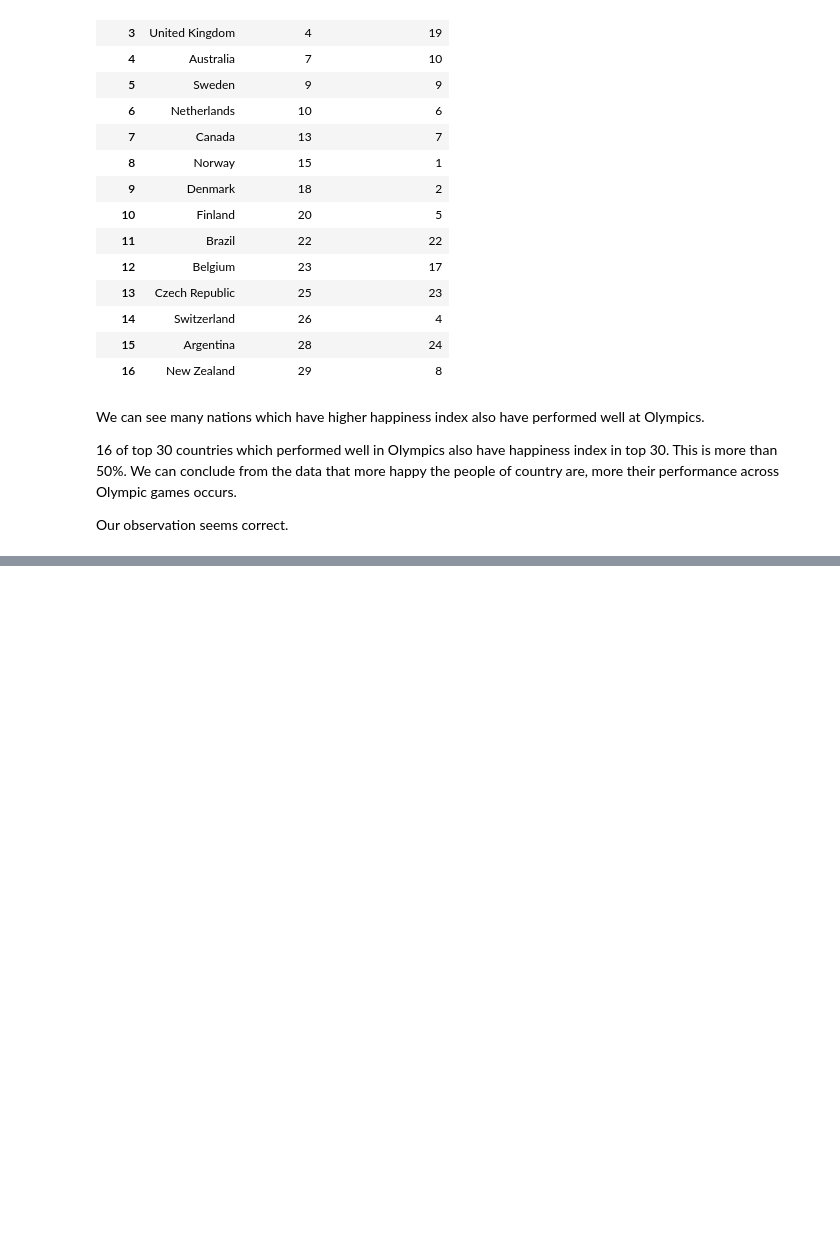
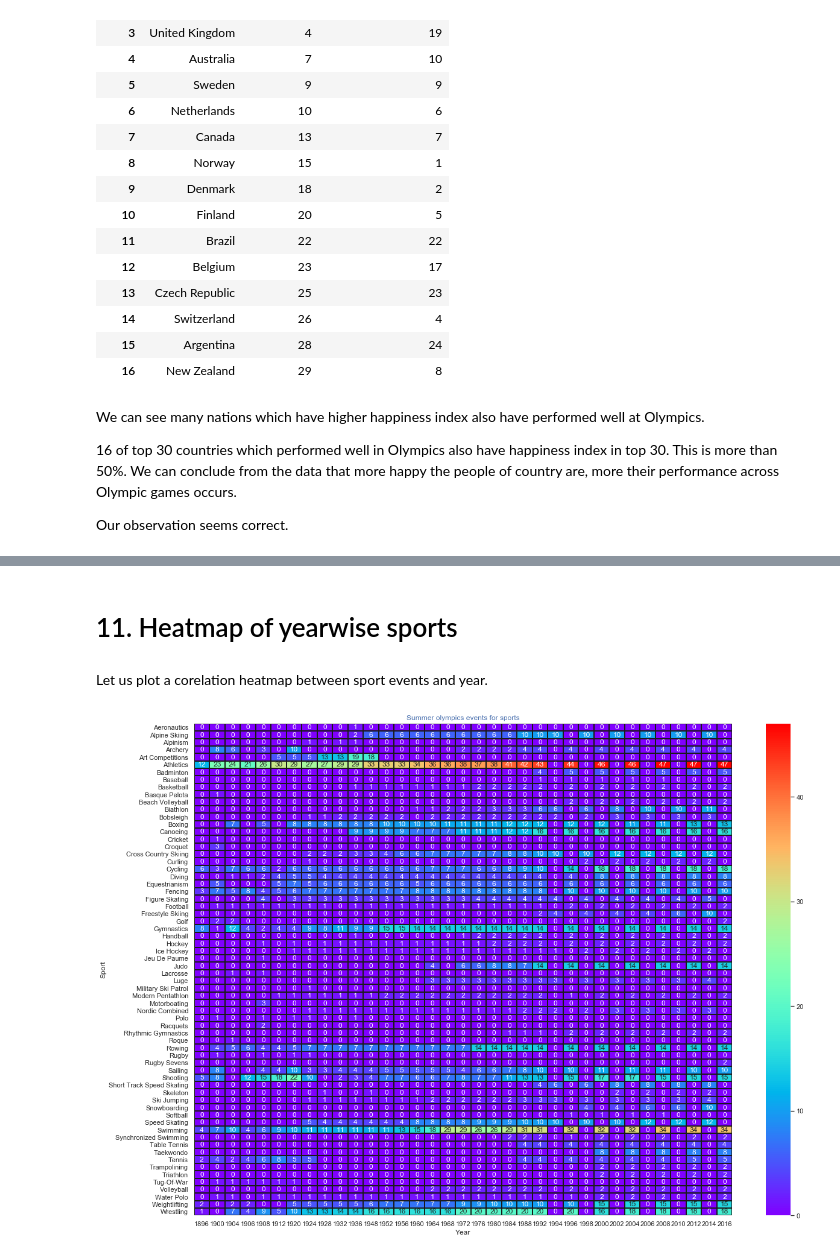
Before and after one commit to akash16dhotre/01_Olympics_Dataset_EDA, a Jupyter notebook: Olympic game EAD.ipynb, the cells around one changed output, grey strips where cells are left out. Saved outputs shown, nothing was run; the diff lists cells and outputs as text; code cells hidden in the pictures; blank space fills up the shorter version.

```diff
--- a/Olympic game EAD.ipynb
+++ b/Olympic game EAD.ipynb
@@ -1028,0 +1051,16 @@ Our observation seems correct.
+# %% [markdown]
+# 11. Heatmap of yearwise sports
+# %% [markdown]
+Let us plot a corelation heatmap between sport events and year.
+# %%
+sum_sp = pd.pivot_table(index="Sport",columns="Year",data=athlete_data,
+                        values="Event",aggfunc="nunique")
+sum_sp = sum_sp.fillna(0)
+x = plt.figure(figsize=(20,15))
+sns.heatmap(sum_sp,linewidth=1,annot=True,cmap="rainbow",linecolor="k")
+
+plt.title("Summer olympics events for sports",color="b")
+plt.show()
+#x.savefig("heatmap.jpg")
+# %% [output]
+[figure, added]
```
Also changed, not shown: parts of 1 cell of this notebook.
